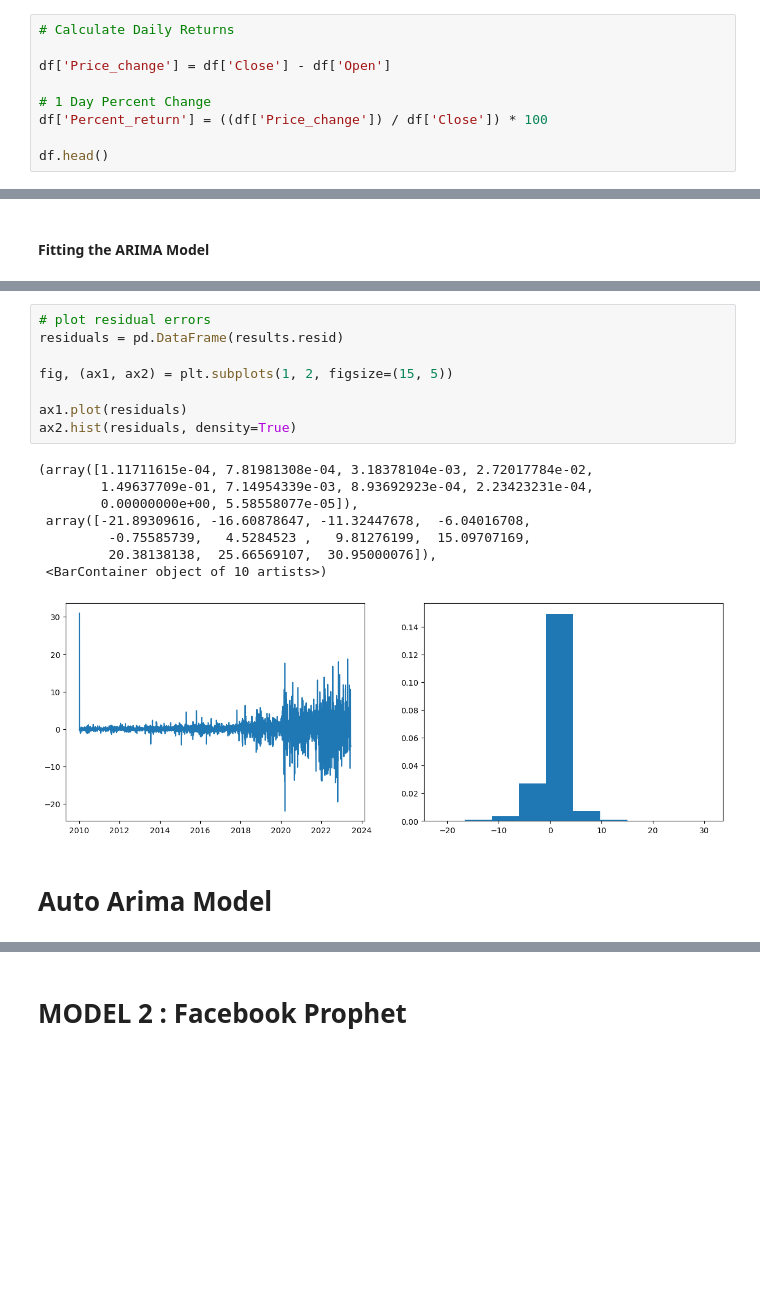
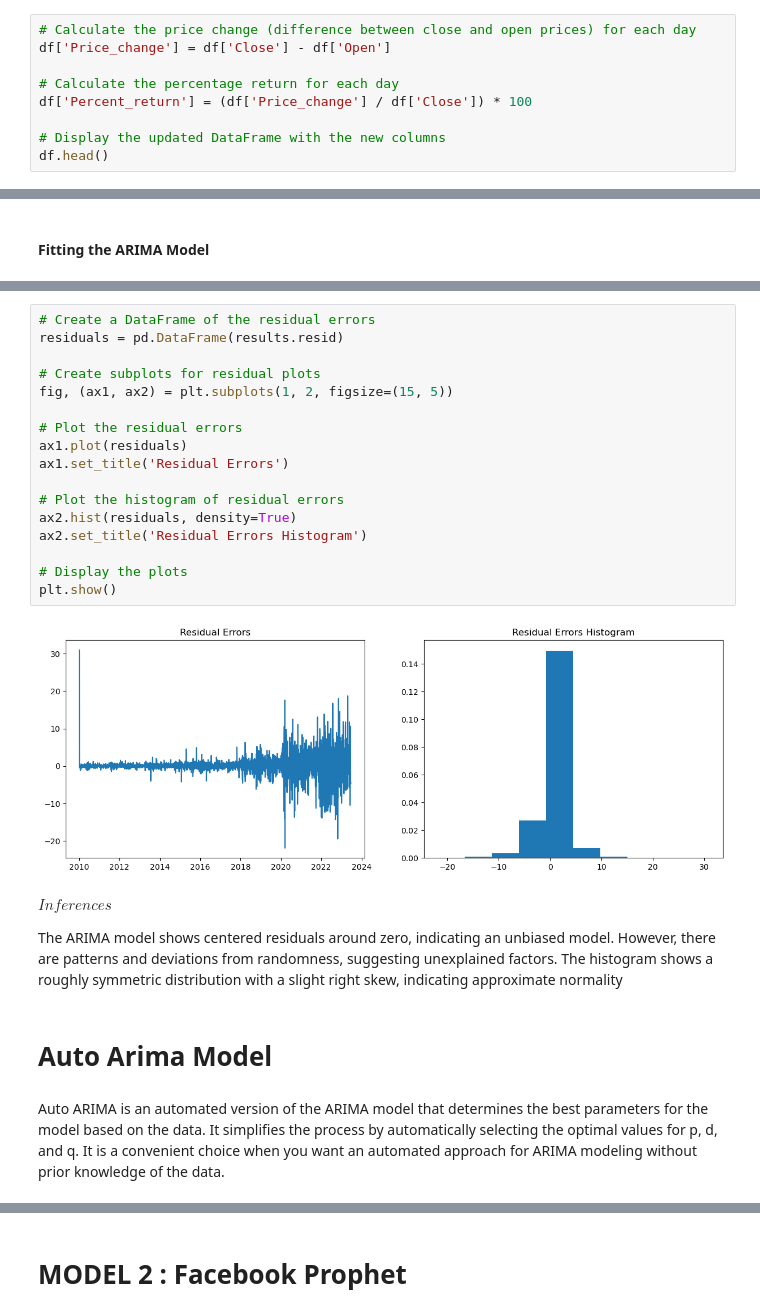
Before and after one commit to Stephie01/Time-Series-Analysis---Predicting-Microsoft-Stock-Prices-, a Jupyter notebook: project.ipynb, the cells around one changed output, grey strips where cells are left out. Cells and saved outputs as stored; diff of their text form; blank space fills up the shorter version.

```diff
--- a/project.ipynb
+++ b/project.ipynb
@@ -344,11 +407,11 @@ plot_weekly_closing_price(weekly_analysis)
 # %%
-# Calculate Daily Returns
-
+# Calculate the price change (difference between close and open prices) for each day
 df['Price_change'] = df['Close'] - df['Open']
 
-# 1 Day Percent Change
-df['Percent_return'] = ((df['Price_change']) / df['Close']) * 100
+# Calculate the percentage return for each day
+df['Percent_return'] = (df['Price_change'] / df['Close']) * 100
 
+# Display the updated DataFrame with the new columns
 df.head()
 # %% [output]
 |  | Open | High | Low | Close | Adj Close | Volume | Price_change | Percent_return |
@@ -817,19 +1069,27 @@ Warnings:
 # %%
-# plot residual errors
+# Create a DataFrame of the residual errors
 residuals = pd.DataFrame(results.resid)
 
+# Create subplots for residual plots
 fig, (ax1, ax2) = plt.subplots(1, 2, figsize=(15, 5))
 
+# Plot the residual errors
 ax1.plot(residuals)
+ax1.set_title('Residual Errors')
+
+# Plot the histogram of residual errors
 ax2.hist(residuals, density=True)
+ax2.set_title('Residual Errors Histogram')
+
+# Display the plots
+plt.show()
 # %% [output]
-(array([1.11711615e-04, 7.81981308e-04, 3.18378104e-03, 2.72017784e-02,
-        1.49637709e-01, 7.14954339e-03, 8.93692923e-04, 2.23423231e-04,
-        0.00000000e+00, 5.58558077e-05]),
- array([-21.89309616, -16.60878647, -11.32447678,  -6.04016708,
-         -0.75585739,   4.5284523 ,   9.81276199,  15.09707169,
-         20.38138138,  25.66569107,  30.95000076]),
- <BarContainer object of 10 artists>)
-[figure, old version]
+[figure, new version]
+# %% [markdown]
+$Inferences$
+
+The ARIMA model shows centered residuals around zero, indicating an unbiased model. However, there are patterns and deviations from randomness, suggesting unexplained factors. The histogram shows a roughly symmetric distribution with a slight right skew, indicating approximate normality
 # %% [markdown]
 # Auto Arima Model
+# %% [markdown]
+Auto ARIMA is an automated version of the ARIMA model that determines the best parameters for the model based on the data. It simplifies the process by automatically selecting the optimal values for p, d, and q. It is a convenient choice when you want an automated approach for ARIMA modeling without prior knowledge of the data.
```
Also changed, not shown: parts of 128 cells of this notebook.
